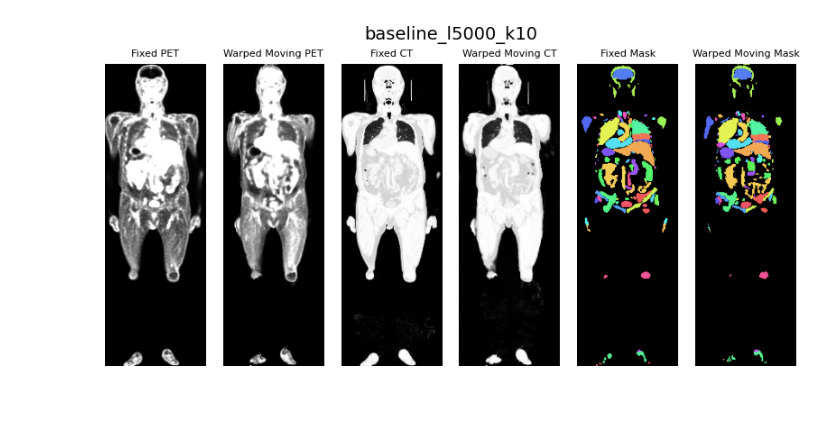
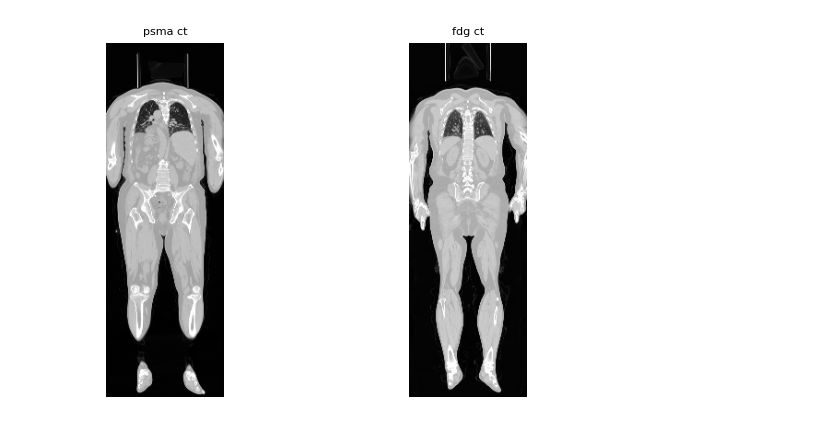
Before and after one commit to XiangcenWu/psma_gen, a Jupyter notebook: see_debug.ipynb, the cells around one changed output. Cells and saved outputs as stored; diff of their text form; code cells hidden in the pictures.

```diff
--- a/see_debug.ipynb
+++ b/see_debug.ipynb
@@ -109,52 +29,25 @@ Image shape (z, y, x): (384, 128, 128)
 # %%
 # Choose slice index (along z)
-slice_idx = fixed.shape[1] // 2  # middle slice
-slice_idx = 50
+slice_idx = psma_ct.shape[1] // 2  # middle slice
+slice_idx = 90
 
-wm_slice = warped_moving[:, slice_idx, :]
-wm_mask_slice = warped_moving_mask[:, slice_idx, :]
-fixed_slice = fixed[:, slice_idx, :]
-fixed_mask_slice = fixed_mask[:, slice_idx, :]
-
-wm_ct_slice = warped_moving_ct[:, slice_idx, :]
-fixed_ct_slice = fixed_ct[:, slice_idx, :]
+psma_ct = psma_ct[:, slice_idx, :]
+fdg_ct = fdg_ct[:, slice_idx, :]
 # %%
-fig, axes = plt.subplots(1, 6, figsize=(8, 4))  # 1 row, 6 columns
-fig.suptitle(hp_name, fontsize=14)  # slightly smaller overall title
+fig, axes = plt.subplots(1, 2, figsize=(8, 4))  # 1 row, 6 columns
+# fig.suptitle(hp_name, fontsize=14)  # slightly smaller overall title
 
 # Column 1: Fixed PET
-axes[0].imshow(np.rot90(fixed_slice, k=2), cmap="gray")
-axes[0].set_title("Fixed PET", fontsize=8)
+axes[0].imshow(np.rot90(psma_ct, k=2), cmap="gray")
+axes[0].set_title("psma ct", fontsize=8)
 axes[0].axis("off")
 
 # Column 2: Warped Moving PET
-axes[1].imshow(np.rot90(wm_slice, k=2), cmap="gray")
-axes[1].set_title("Warped Moving PET", fontsize=8)
+axes[1].imshow(np.rot90(fdg_ct, k=2), cmap="gray")
+axes[1].set_title("fdg ct", fontsize=8)
 axes[1].axis("off")
-
-# Column 3: Fixed CT
-axes[2].imshow(np.rot90(fixed_ct_slice, k=2), cmap="gray")
-axes[2].set_title("Fixed CT", fontsize=8)
-axes[2].axis("off")
-
-# Column 4: Warped Moving CT
-axes[3].imshow(np.rot90(wm_ct_slice, k=2), cmap="gray")
-axes[3].set_title("Warped Moving CT", fontsize=8)
-axes[3].axis("off")
-
-# Column 5: Fixed PET Mask (overlay)
-axes[4].imshow(np.rot90(fixed_slice, k=2), cmap="gray")
-axes[4].imshow(np.rot90(fixed_mask_slice, k=2), cmap=cmap)
-axes[4].set_title("Fixed Mask", fontsize=8)
-axes[4].axis("off")
-
-# Column 6: Warped Moving CT Mask (overlay)
-axes[5].imshow(np.rot90(wm_ct_slice, k=2), cmap="gray")
-axes[5].imshow(np.rot90(wm_mask_slice, k=2), cmap=cmap)
-axes[5].set_title("Warped Moving Mask", fontsize=8)
-axes[5].axis("off")
 
 plt.tight_layout()
 plt.show()
 # %% [output]
-[figure, old version]
+[figure, new version]
```
Also changed, not shown: parts of 3 cells of this notebook, 1 other file.
